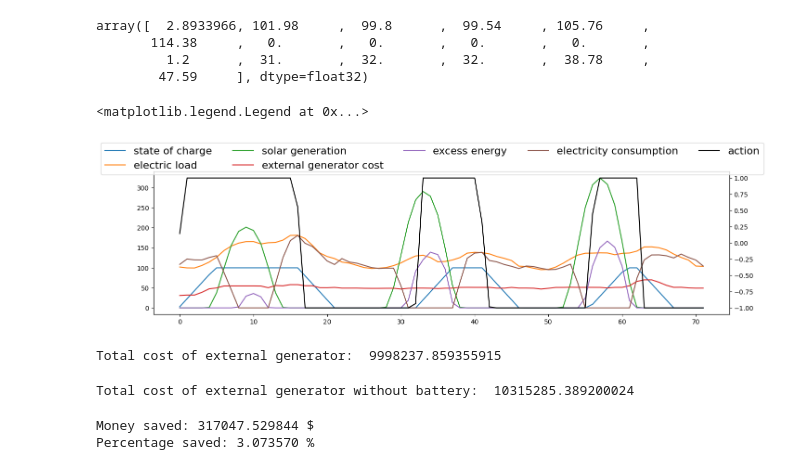
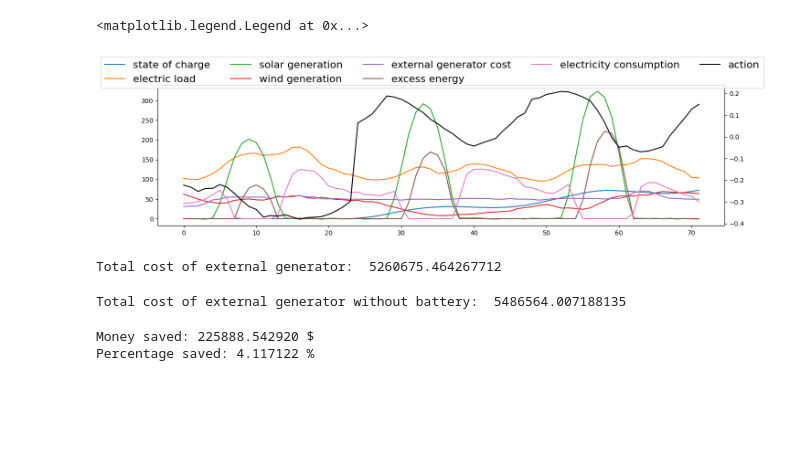
Before and after one commit to the-guti/ugrip-energy, a Jupyter notebook: test.ipynb, the cells around one changed output. Saved outputs shown, nothing was run; the diff lists cells and outputs as text; code cells hidden in the pictures; blank space fills up the shorter version.

```diff
--- a/test.ipynb
+++ b/test.ipynb
@@ -9,7 +9,7 @@ import pandas as pd
 import matplotlib.pyplot as plt
 # %%
 # Define the path to the saved model and logs
-logs_path = "logs/ppo/1686340513"
+logs_path = "logs/ppo/1686582353"
 
 # Load environment configuration from file
 environment_config_path = os.path.join("configs", "env.yaml")
@@ -58,34 +58,28 @@ trajectory = pd.DataFrame({
 })
 
 trajectory.to_csv(os.path.join(logs_path, "test_results.csv"), index=False)
-# %%
-trajectory['observations'][0]
-# %% [output]
-array([  2.8933966, 101.98     ,  99.8      ,  99.54     , 105.76     ,
-       114.38     ,   0.       ,   0.       ,   0.       ,   0.       ,
-         1.2      ,  31.       ,  32.       ,  32.       ,  38.78     ,
-        47.59     ], dtype=float32)
 # %%
 day_number = 0
 plot_data = trajectory[day_number * 24 : (day_number + 3) * 24]
 observation_df = plot_data['observations'].apply(pd.Series)
 
 plt.rcParams["figure.figsize"] = (16,4)
 
 fig, ax = plt.subplots()
 ax.plot(observation_df[0], label = 'state of charge')
-ax.plot(observation_df[1], label = 'electric load')
-ax.plot(observation_df[6], label = 'solar generation')
-ax.plot(observation_df[11], label = 'external generator cost')
+ax.plot(observation_df[3], label = 'electric load')
+ax.plot(observation_df[8], label = 'solar generation')
+ax.plot(observation_df[13], label = 'wind generation')
+ax.plot(observation_df[18], label = 'external generator cost')
 ax.plot(plot_data['excess_energy'], label = 'excess energy')
 ax.plot(plot_data['electricity_consumption'], label = 'electricity consumption')
 
 ax1 = ax.twinx()
 ax1.plot(plot_data['action'], label = 'action', color = 'black')
 fig.legend(bbox_to_anchor=[0.5, 0.95], loc = 'center', ncol=5, prop={'size': 16})
 # %% [output]
 <matplotlib.legend.Legend at 0x...>
-[figure, old version]
+[figure, new version]
 # %%
 env.training = False
 
@@ -100,7 +94,7 @@ while not done:
 total_costs = sum(costs)
 print("Total cost of external generator: ", total_costs)
 # %% [output]
-Total cost of external generator:  9998237.859355915
+Total cost of external generator:  5260675.464267712
 # %%
 env.training = False
 
@@ -116,12 +110,12 @@ while not done:
 baseline_total_costs = sum(baseline_costs)
 print("Total cost of external generator without battery: ", baseline_total_costs)
 # %% [output]
-Total cost of external generator without battery:  10315285.389200024
+Total cost of external generator without battery:  5486564.007188135
 # %%
 money_saved = baseline_total_costs - total_costs
 percentage_saved = money_saved / baseline_total_costs * 100
 print(f'Money saved: {money_saved:2f} $')
 print(f'Percentage saved: {percentage_saved:2f} %')
 # %% [output]
-Money saved: 317047.529844 $
-Percentage saved: 3.073570 %
+Money saved: 225888.542920 $
+Percentage saved: 4.117122 %
```
Also changed, not shown: parts of 1 cell of this notebook, 4 other files.
